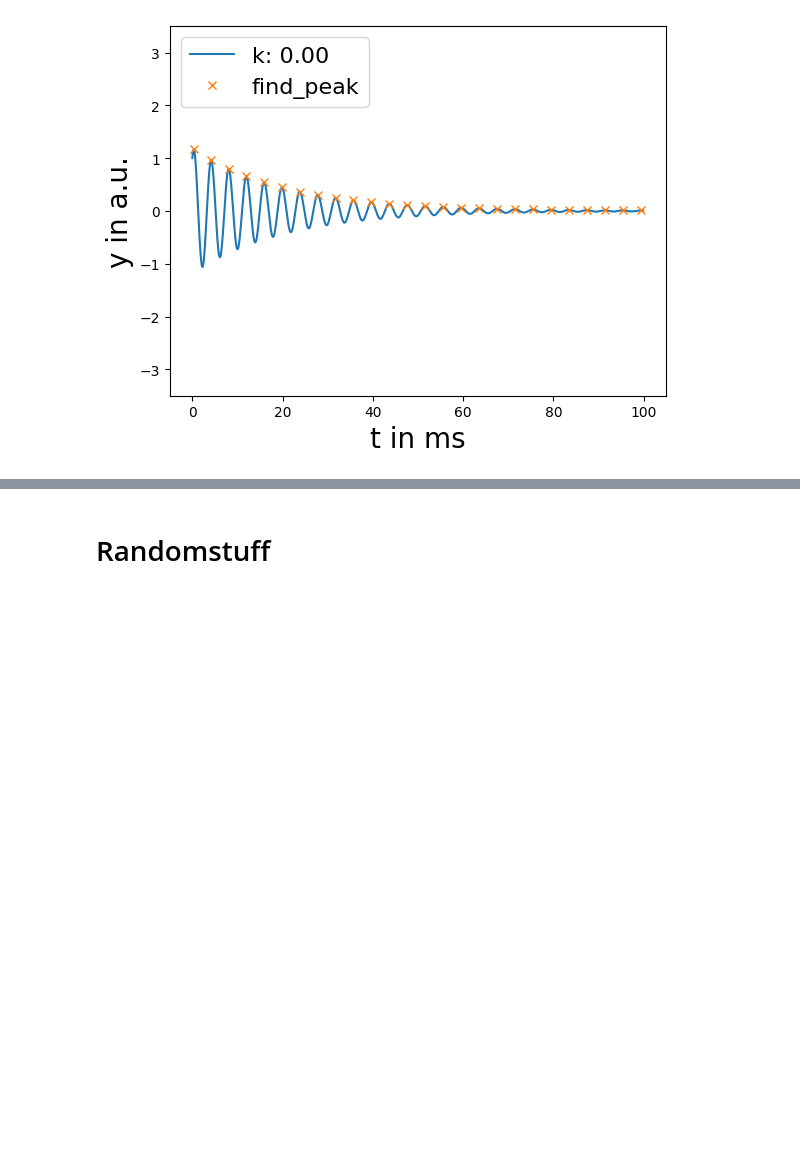
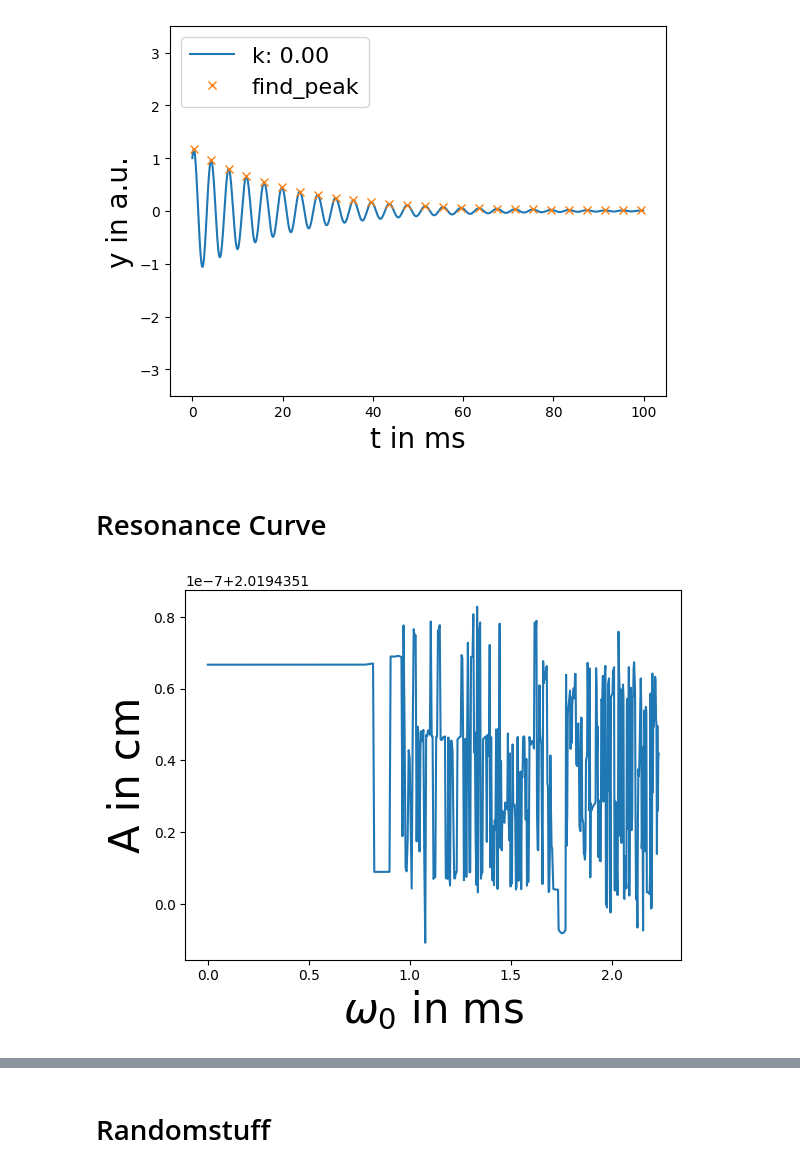
Before and after one commit to huyenanh-nguyen/daniel_model, a Jupyter notebook: ODE/simulation.ipynb, the cells around one changed output, grey strips where cells are left out. Drawn from its saved outputs; the diff is of its cells as text; code cells hidden in the pictures; blank space fills up the shorter version.

Commit message:
hmm..resonance whack

```diff
--- a/ODE/simulation.ipynb
+++ b/ODE/simulation.ipynb
@@ -123,3 +123,21 @@ $\gamma$ = 0.10, ß = 0.20, $\alpha$ = 2.50, $\mu$ = 2.00, x$_0$ = 0.50, y$_0$ =
 [figure]
 $\gamma$ = 0.10, ß = 0.20, $\alpha$ = 2.50, $\mu$ = 2.00, x$_0$ = 0.50, y$_0$ = 1.00, p$_0$ = 0.00, q$_0$ = 1.00
 [figure]
+# %% [markdown]
+# Resonance Curve
+# %%
+# findpeaks
+reso_alpha = np.arange(0, 5, 0.01)
+amp = [np.mean(OnesidedCoupling(par, t, keep, k, mu, gamma, i, beta).find_peaks_max()[0][1]['peak_heights']) for i in reso_alpha]
+omega = [np.sqrt(i) for i in reso_alpha]
+plt.plot(omega, amp)
+# title = "k = " + f"{k:.2f}, $\gamma$ = " + f"{gamma:.2f}, $\mu$ = " + f"{mu:.2f}, ß =" + f"{beta:.2f}, $\\alpha$ = (" + f"{alpha[0]:.2f} - " + f"{alpha[-1]:.2f}), x$_0$ = " + f"{par[0]:.2f}, y$_0$ = "+ f"{par[1]:.2f}, p$_0$ = "+ f"{par[2]:.2f}, q$_0$ = "+ f"{par[3]:.2f}"
+
+plt.xlabel("$\omega _0$ in ms", fontsize = 30)
+plt.ylabel("A in cm",fontsize = 30)
+# plt.figtext(0.99, 0.01, title,
+#         horizontalalignment="right",
+#         fontsize = 20)
+plt.show()
+# %% [output]
+[figure, added]
```
Also changed, not shown: parts of 1 cell of this notebook.
